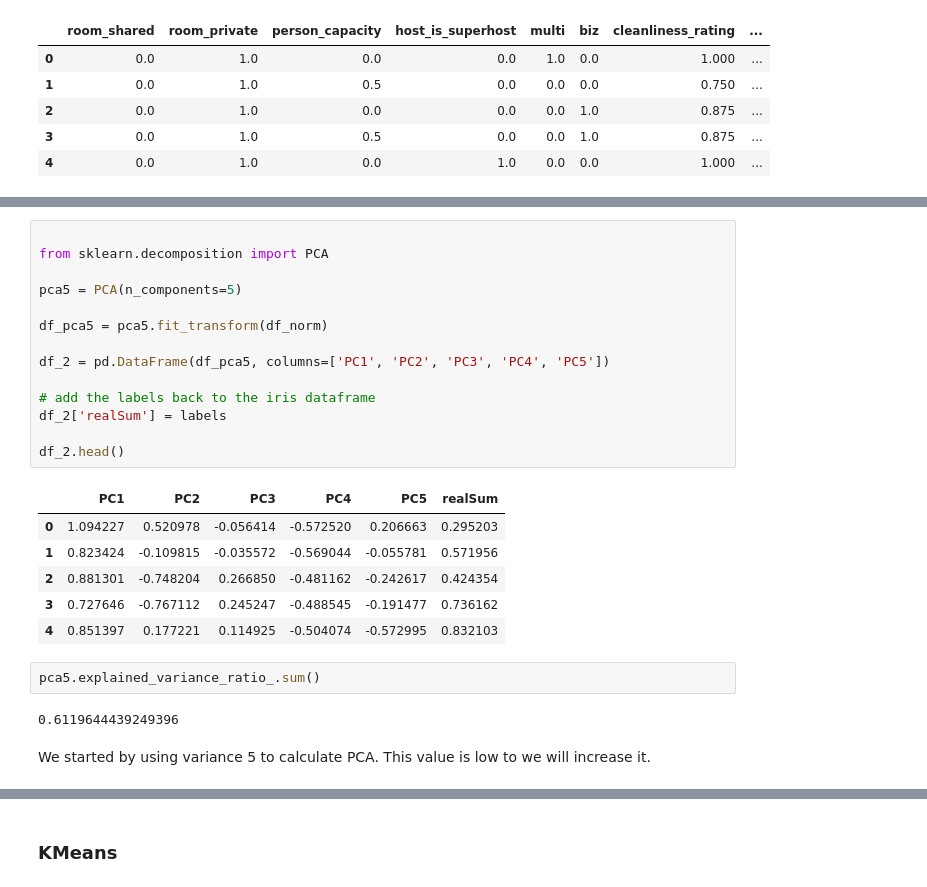
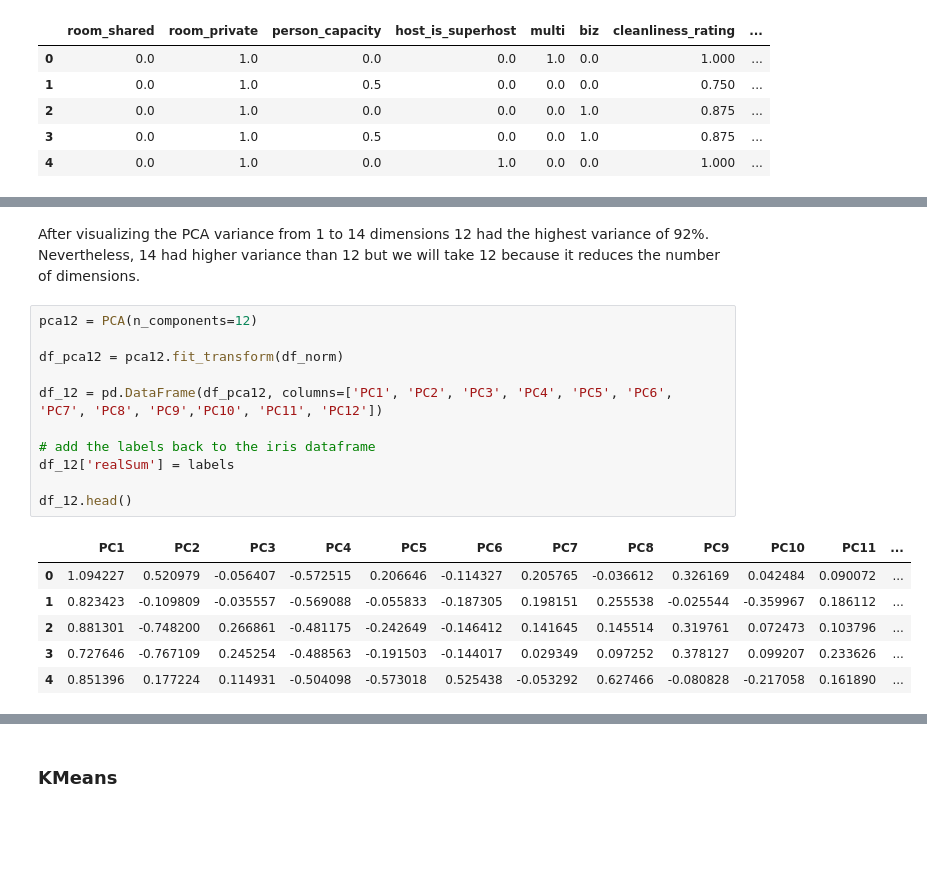
Before and after one commit to AlySemsem/ML_Project, a Jupyter notebook: ML_Project_v2.ipynb, the cells around one changed output, grey strips where cells are left out. Cells and saved outputs as stored; diff of their text form; blank space fills up the shorter version.

```diff
--- a/ML_Project_v2.ipynb
+++ b/ML_Project_v2.ipynb
@@ -374,27 +412,20 @@ df_5.head()
+# %% [markdown]
+After visualizing the PCA variance from 1 to 14 dimensions 12 had the highest variance of 92%. Nevertheless, 14 had higher variance than 12 but we will take 12 because it reduces the number of dimensions.
 # %%
+pca12 = PCA(n_components=12)
 
-from sklearn.decomposition import PCA
+df_pca12 = pca12.fit_transform(df_norm)
 
-pca5 = PCA(n_components=5)
-
-df_pca5 = pca5.fit_transform(df_norm)
-
-df_2 = pd.DataFrame(df_pca5, columns=['PC1', 'PC2', 'PC3', 'PC4', 'PC5'])
+df_12 = pd.DataFrame(df_pca12, columns=['PC1', 'PC2', 'PC3', 'PC4', 'PC5', 'PC6', 'PC7', 'PC8', 'PC9','PC10', 'PC11', 'PC12'])
 
 # add the labels back to the iris dataframe
-df_2['realSum'] = labels
+df_12['realSum'] = labels
 
-df_2.head()
+df_12.head()
 # %% [output]
-|  | PC1 | PC2 | PC3 | PC4 | PC5 | realSum |
-| 0 | 1.094227 | 0.520978 | -0.056414 | -0.572520 | 0.206663 | 0.295203 |
-| 1 | 0.823424 | -0.109815 | -0.035572 | -0.569044 | -0.055781 | 0.571956 |
-| 2 | 0.881301 | -0.748204 | 0.266850 | -0.481162 | -0.242617 | 0.424354 |
-| 3 | 0.727646 | -0.767112 | 0.245247 | -0.488545 | -0.191477 | 0.736162 |
-| 4 | 0.851397 | 0.177221 | 0.114925 | -0.504074 | -0.572995 | 0.832103 |
+|  | PC1 | PC2 | PC3 | PC4 | PC5 | PC6 | PC7 | PC8 | PC9 | PC10 | PC11 | ... |
+| 0 | 1.094227 | 0.520979 | -0.056407 | -0.572515 | 0.206646 | -0.114327 | 0.205765 | -0.036612 | 0.326169 | 0.042484 | 0.090072 | ... |
+| 1 | 0.823423 | -0.109809 | -0.035557 | -0.569088 | -0.055833 | -0.187305 | 0.198151 | 0.255538 | -0.025544 | -0.359967 | 0.186112 | ... |
+| 2 | 0.881301 | -0.748200 | 0.266861 | -0.481175 | -0.242649 | -0.146412 | 0.141645 | 0.145514 | 0.319761 | 0.072473 | 0.103796 | ... |
+| 3 | 0.727646 | -0.767109 | 0.245254 | -0.488563 | -0.191503 | -0.144017 | 0.029349 | 0.097252 | 0.378127 | 0.099207 | 0.233626 | ... |
+| 4 | 0.851396 | 0.177224 | 0.114931 | -0.504098 | -0.573018 | 0.525438 | -0.053292 | 0.627466 | -0.080828 | -0.217058 | 0.161890 | ... |
-# %%
-pca5.explained_variance_ratio_.sum()
-# %% [output]
-0.6119644439249396
-# %% [markdown]
-We started by using variance 5 to calculate PCA. This value is low to we will increase it.
```
Also changed, not shown: parts of 15 cells of this notebook.
